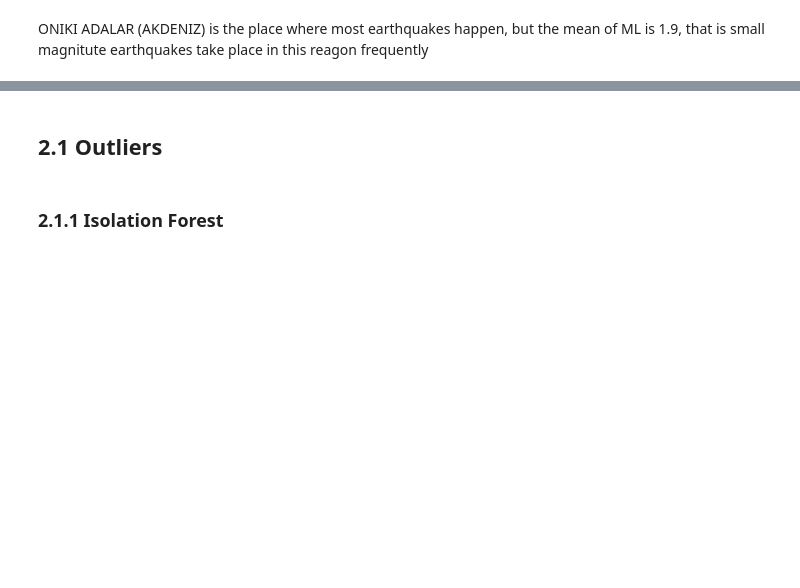
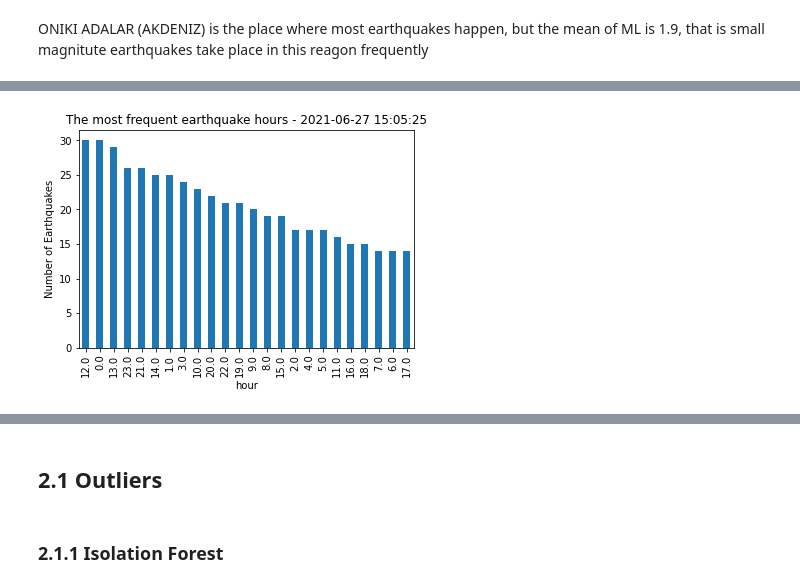
Before and after one commit to yudumpacin/Earthquakes-in-Turkey, a Jupyter notebook: Kandilli_Earthquake.ipynb, the cells around one changed output, grey strips where cells are left out. Saved outputs shown, nothing was run; the diff lists cells and outputs as text; code cells hidden in the pictures; blank space fills up the shorter version.

```diff
--- a/Kandilli_Earthquake.ipynb
+++ b/Kandilli_Earthquake.ipynb
@@ -307,3 +307,11 @@ plt.show()
+# %%
+df['hour'].value_counts().sort_values(ascending=False).plot(kind='bar')
+plt.title(f'The most frequent earthquake hours - {last_modified_time}')
+plt.xlabel('hour')
+plt.ylabel('Number of Earthquakes')
+plt.show()
+# %% [output]
+[figure, added]
 # %%
 corr = df.drop(['Yer','year','month'],axis=1).corr()
 sn.heatmap(corr,annot=True)
```
Also changed, not shown: parts of 39 cells of this notebook.
